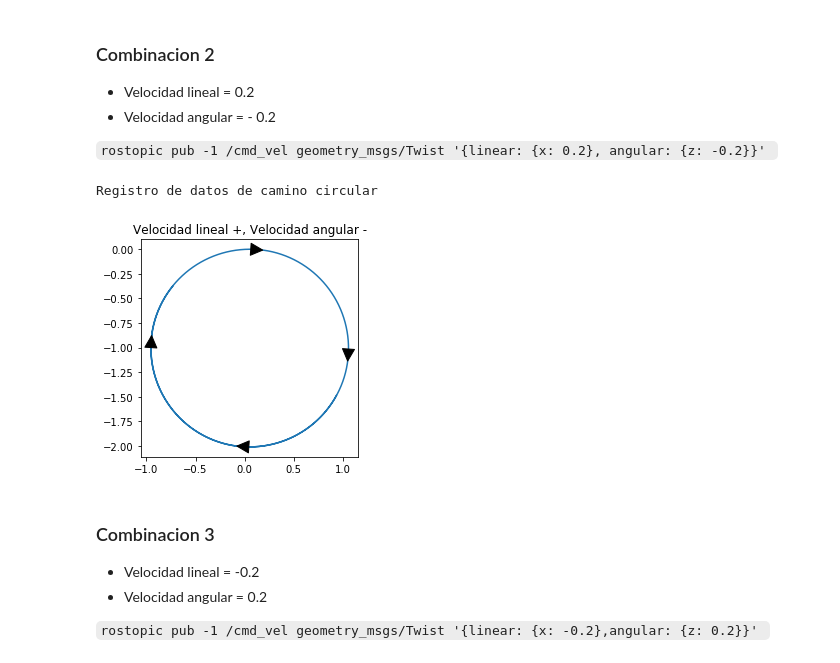
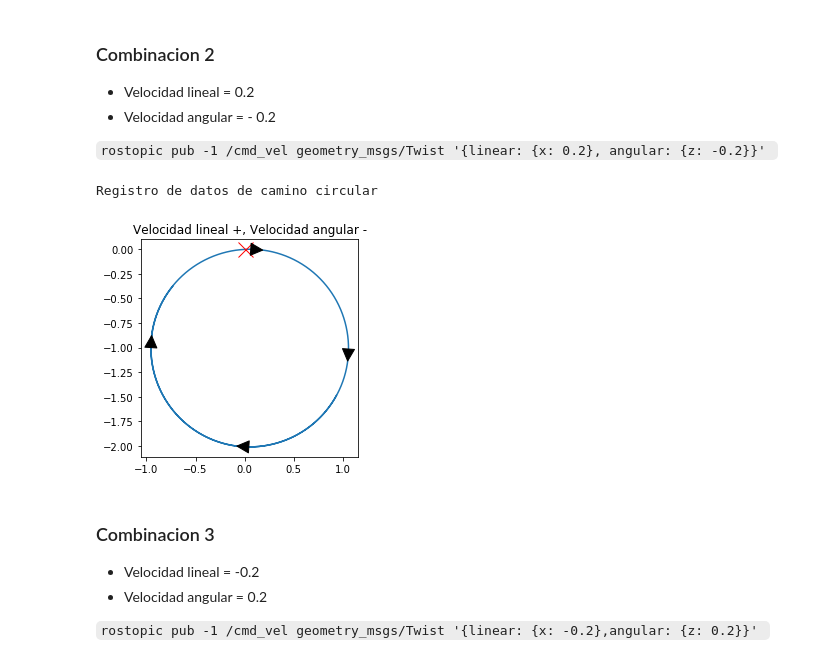
Before and after one commit to matias-dogliani/robotic_repo, a Jupyter notebook: Tp1/Tp1.ipynb, the cells around one changed output. Saved outputs shown, nothing was run; the diff lists cells and outputs as text; code cells hidden in the pictures.

```diff
--- a/Tp1/Tp1.ipynb
+++ b/Tp1/Tp1.ipynb
@@ -465,34 +467,35 @@ print("Registro de datos de camino circular")
 PuntosX = [x for x in data[1] if x != 0]
 PuntosY = [y for y in data[2] if y != 0]
 
 #Grafico el camino circular con relacion 1:1
 #plt.axes().set_aspect('equal')
 ax1 = plt.gca()
 ax1.set_aspect('equal')
 plt.plot(PuntosX,PuntosY)
 plt.title("Velocidad lineal +, Velocidad angular -")
 
 
 #Calculo los 4 puntos de coseno y seno maximo
 puntos = []
 puntos.append(PuntosX.index(max(PuntosX)))
 puntos.append(PuntosX.index(min(PuntosX)))
 puntos.append(PuntosY.index(max(PuntosY)))
 puntos.append(PuntosY.index(min(PuntosY)))
 
 #Grafico la direccion solo en esos puntos
 #La dirección la grafico como una flecha desde el punto i hasta el
 #punto i+1.
+plt.plot(0,0,marker = 'x',color = 'red',markersize = 15)
 for indice in puntos:
      plt.annotate('', xy=(PuntosX[indice+20], PuntosY[indice+20]),
             xytext=(PuntosX[indice], PuntosY[indice]),
             arrowprops=dict(facecolor='black', shrink=0.05),
             horizontalalignment='right', verticalalignment='top')
 
 plt.savefig('./imgs/direccion_camino_circular_2.png')
 # %% [output]
 Registro de datos de camino circular
-[figure, old version]
+[figure, new version]
 # %% [markdown]
 ### Combinacion 3
 
```
Also changed, not shown: parts of 4 cells of this notebook, 4 other files.
